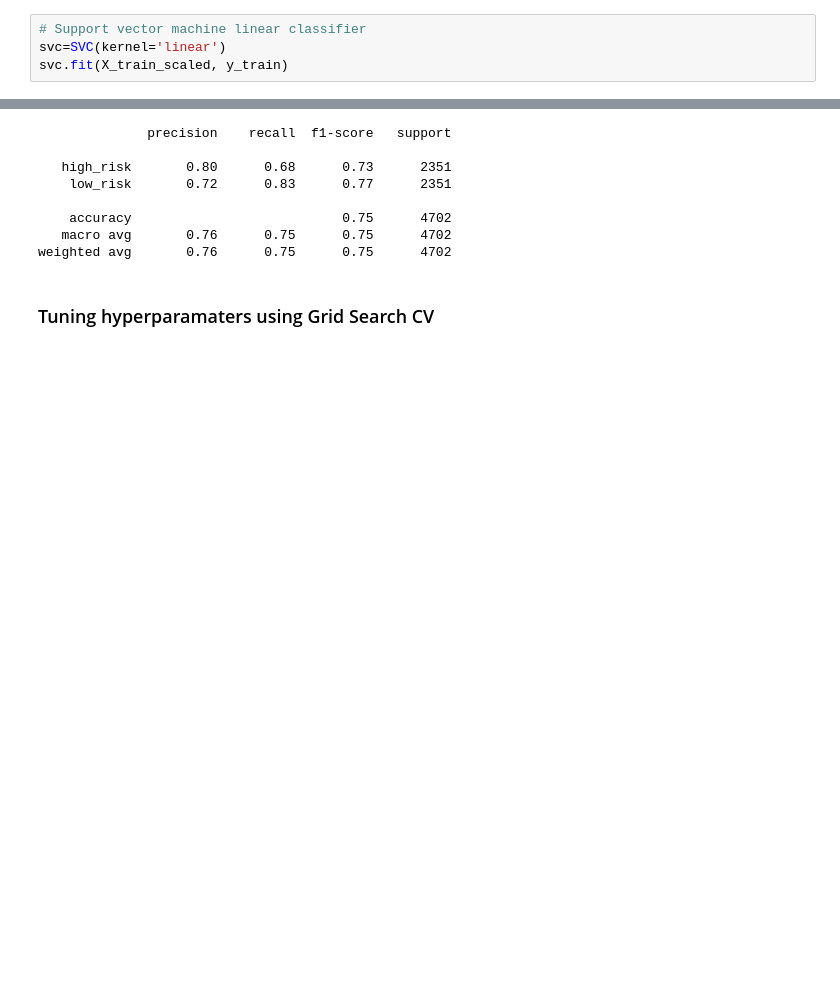
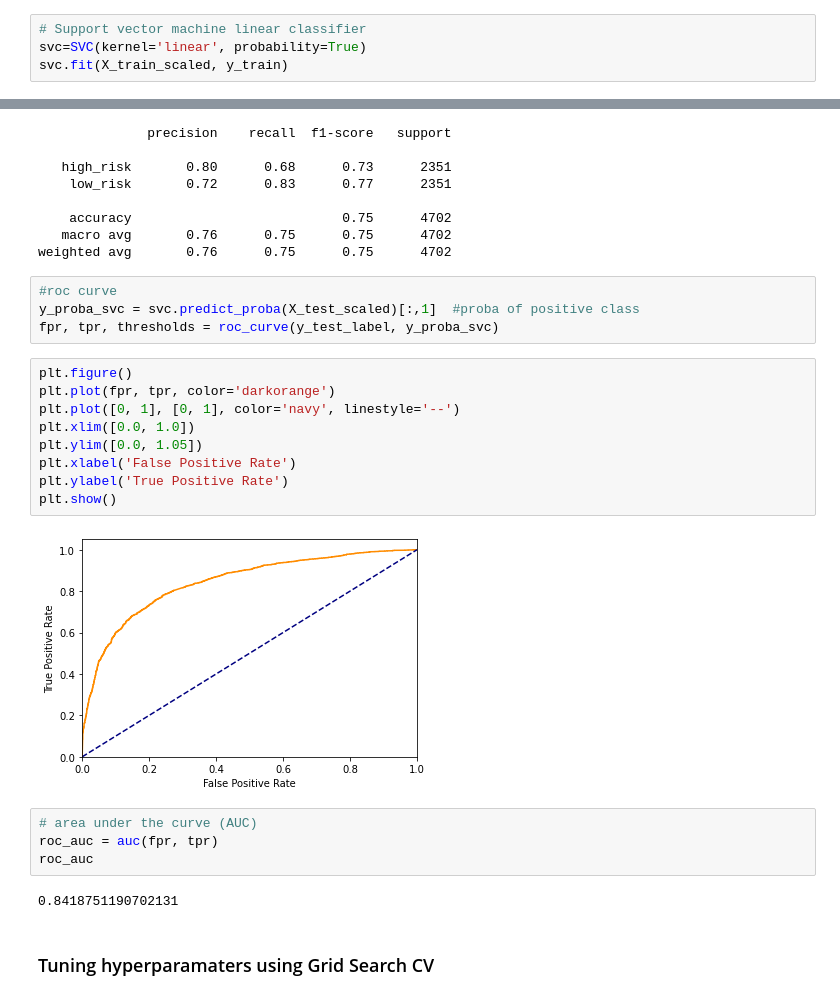
Before and after one commit to pandeysudip/credit-risk, a Jupyter notebook: Model_Undersampling.ipynb, the cells around one changed output, grey strips where cells are left out. Drawn from its saved outputs; the diff is of its cells as text; blank space fills up the shorter version.

```diff
--- a/Model_Undersampling.ipynb
+++ b/Model_Undersampling.ipynb
@@ -319,6 +338,6 @@ roc_auc
 ## Support Vector Classifier
 # %%
 # Support vector machine linear classifier
-svc=SVC(kernel='linear')
+svc=SVC(kernel='linear', probability=True)
 svc.fit(X_train_scaled, y_train)
 # %% [output]
@@ -362,6 +381,27 @@ print(classification_report(y_test, y_pred_svc))
     accuracy                           0.75      4702
    macro avg       0.76      0.75      0.75      4702
 weighted avg       0.76      0.75      0.75      4702
+# %%
+#roc curve
+y_proba_svc = svc.predict_proba(X_test_scaled)[:,1]  #proba of positive class
+fpr, tpr, thresholds = roc_curve(y_test_label, y_proba_svc)
+# %%
+plt.figure()
+plt.plot(fpr, tpr, color='darkorange')
+plt.plot([0, 1], [0, 1], color='navy', linestyle='--')
+plt.xlim([0.0, 1.0])
+plt.ylim([0.0, 1.05])
+plt.xlabel('False Positive Rate')
+plt.ylabel('True Positive Rate')
+plt.show()
+# %% [output]
+[figure, added]
+# %%
+# area under the curve (AUC)
+roc_auc = auc(fpr, tpr)
+roc_auc
+# %% [output]
+0.8418751190702131
 # %% [markdown]
 ### Tuning hyperparamaters  using Grid Search CV
 # %%
```
Also changed, not shown: parts of 12 cells of this notebook.
